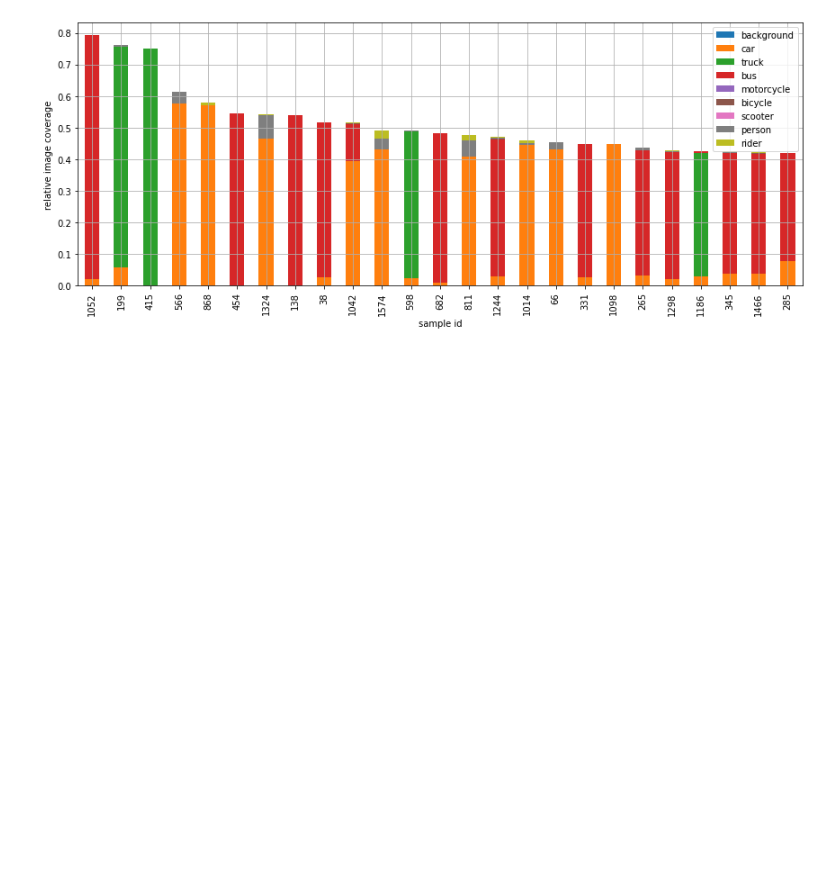
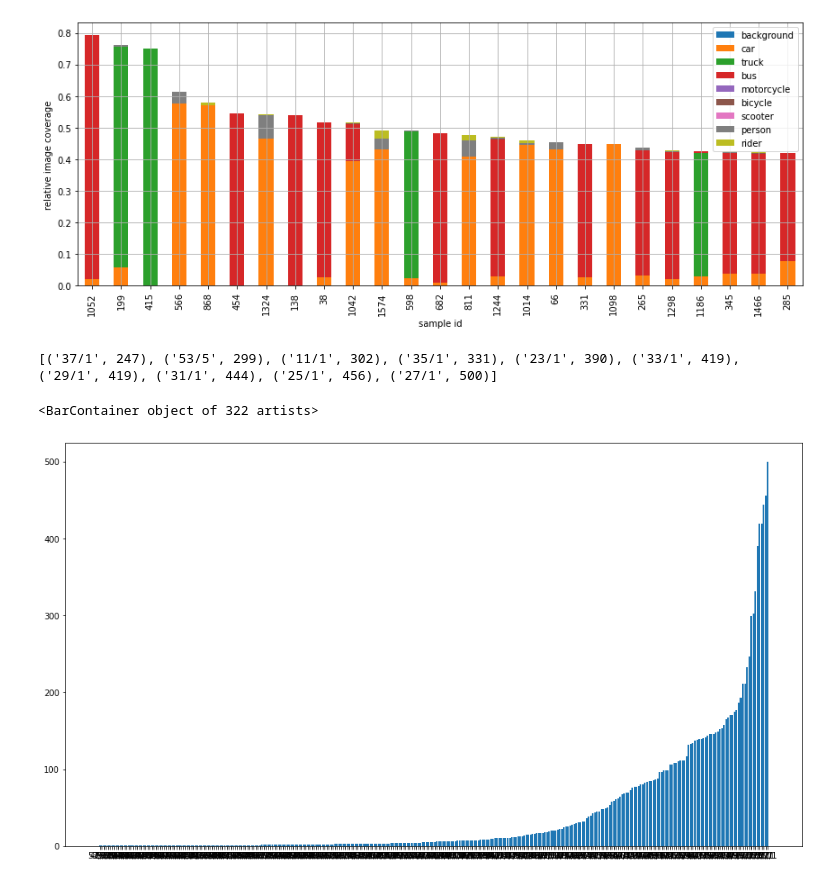
Before and after one commit to emilnebb/computer_vision-project, a Jupyter notebook: dataset_exploration/dataset_exploration.ipynb, the cells around one changed output. Drawn from its saved outputs; the diff is of its cells as text; code cells hidden in the pictures; blank space fills up the shorter version.

```diff
--- a/dataset_exploration/dataset_exploration.ipynb
+++ b/dataset_exploration/dataset_exploration.ipynb
@@ -14,6 +14,43 @@ plt.tight_layout()
 plt.savefig("top_25_bb_sizes.pdf")
 # %% [output]
 [figure]
+# %%
+
+# with open('aspect_ratios.json') as f:
+#     aspect_ratios = json.load(f)
+
+# print(len(aspect_ratios))
+
+# common_aspect_ratios = []
+
+# for height in range(1,71, 2):
+#     for width in range(1,71, 2):
+#         ratio = height / width
+#         common_aspect_ratios.append((height/width, f"{height}/{width}"))
+
+# common_aspect_ratios.sort(key=lambda x: x[0])
+
+# def getClosestCommonAspectRatio(ar):
+#     return min(common_aspect_ratios, key=lambda x:abs(x[0]-ar))[1]
+
+# closestCommonAspectRatios = {}
+# for aspect_ratio in aspect_ratios:
+#     closestCommonAspectRatios.setdefault(
+#         getClosestCommonAspectRatio(aspect_ratio),
+#         list()
+#     ).append(aspect_ratio)
+
+# closestCommonAspectRatios = [(k, len(v)) for k, v in closestCommonAspectRatios.items()]
+# closestCommonAspectRatios.sort(key=lambda x: x[1])
+print(closestCommonAspectRatios[-10:])
+
+plt.figure(figsize=(16,9))
+
+plt.bar(*zip(*closestCommonAspectRatios))
+# %% [output]
+[('37/1', 247), ('53/5', 299), ('11/1', 302), ('35/1', 331), ('23/1', 390), ('33/1', 419), ('29/1', 419), ('31/1', 444), ('25/1', 456), ('27/1', 500)]
+<BarContainer object of 322 artists>
+[figure, added]
 # %%
 import matplotlib.pyplot as plt
 from matplotlib.ticker import MultipleLocator
```
Also changed, not shown: parts of 4 cells of this notebook, 10 other files.
